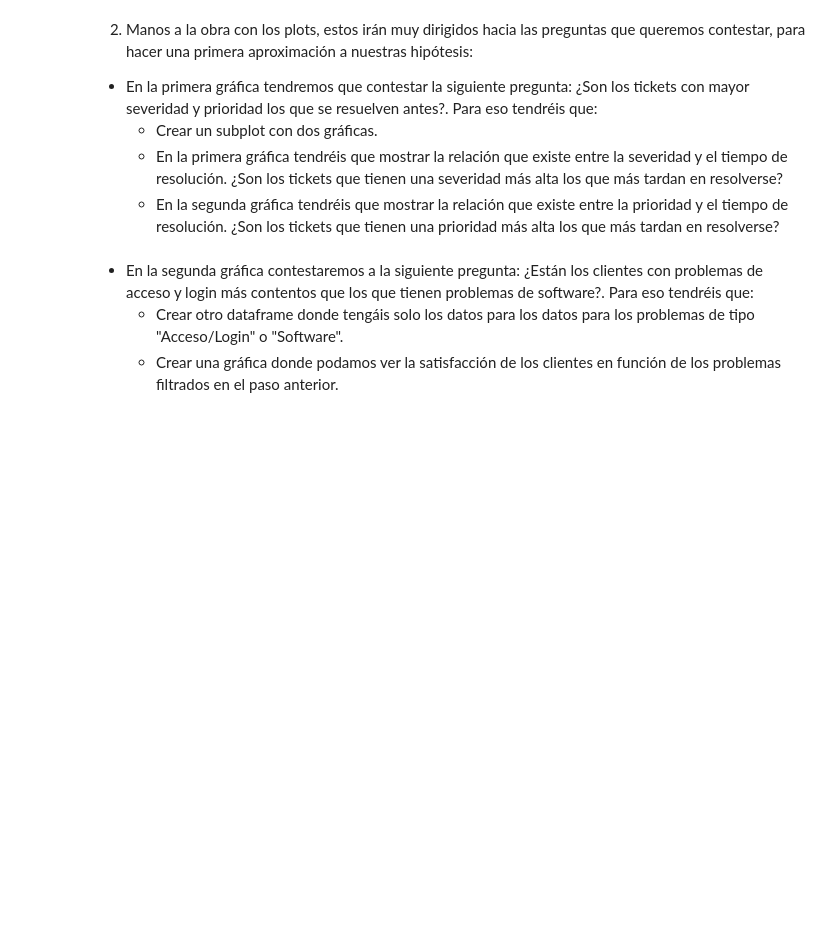
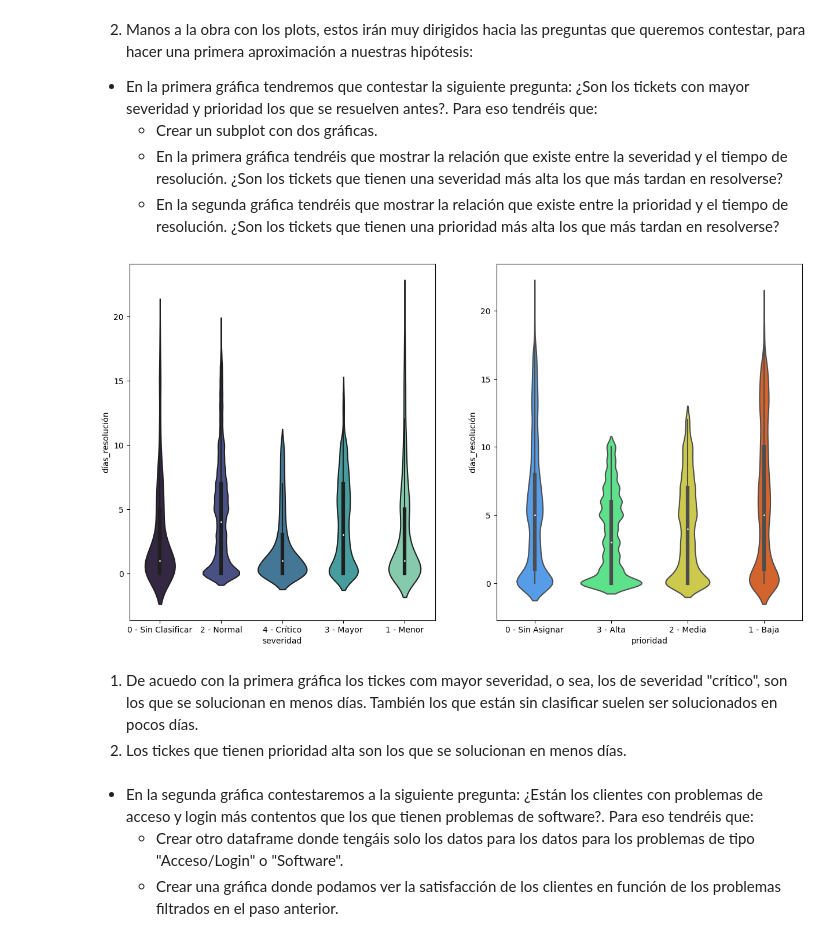
Before and after one commit to Adalab/promo-d-da-modulo2-sprint2-jacqueline-laura-lidya, a Jupyter notebook: eda/eda-leccion3-graficas-pair.ipynb, the cells around one changed output. Saved outputs shown, nothing was run; the diff lists cells and outputs as text; code cells hidden in the pictures; blank space fills up the shorter version.

```diff
--- a/eda/eda-leccion3-graficas-pair.ipynb
+++ b/eda/eda-leccion3-graficas-pair.ipynb
@@ -16,12 +25,27 @@ pd.options.display.max_columns = None
 
 
 1. Estableced el tamaño de las figuras al inicio de vuestro jupyter para que todas tengan las mismas dimensiones.
+# %%
+plt.rcParams["figure.figsize"] = (15,8)
 # %% [markdown]
 2. Manos a la obra con los plots, estos irán muy dirigidos hacia las preguntas que queremos contestar, para hacer una primera aproximación a nuestras hipótesis:
 - En la primera gráfica tendremos que contestar la siguiente pregunta: ¿Son los tickets con mayor severidad y prioridad los que se resuelven antes?. Para eso tendréis que:
     - Crear un subplot con dos gráficas.
     - En la primera gráfica tendréis que mostrar la relación que existe entre la severidad y el tiempo de resolución. ¿Son los tickets que tienen una severidad más alta los que más tardan en resolverse?
     - En la segunda gráfica tendréis que mostrar la relación que existe entre la prioridad y el tiempo de resolución. ¿Son los tickets que tienen una prioridad más alta los que más tardan en resolverse?
+# %%
+fig, axes = plt.subplots(1, 2)
+
+sns.violinplot(x= "severidad", y= "días_resolución", data = df_tickets , ax = axes[0], palette = "mako")
+sns.violinplot(x= "prioridad", y= "días_resolución", data = df_tickets , ax = axes[1], palette = "turbo")
+
+
+plt.show();
+# %% [output]
+[figure, added]
+# %% [markdown]
+1. De acuedo con la primera gráfica los tickes com mayor severidad, o sea, los de severidad "crítico", son los que se solucionan en menos días. También los que están sin clasificar suelen ser solucionados en pocos días.
+2. Los tickes que tienen prioridad alta son los que se solucionan en menos días.
 # %% [markdown]
 
 - En la segunda gráfica contestaremos a la siguiente pregunta: ¿Están los clientes con problemas de acceso y login más contentos que los que tienen problemas de software?. Para eso tendréis que:
```
Also changed, not shown: parts of 12 cells of this notebook, 1 other file.
